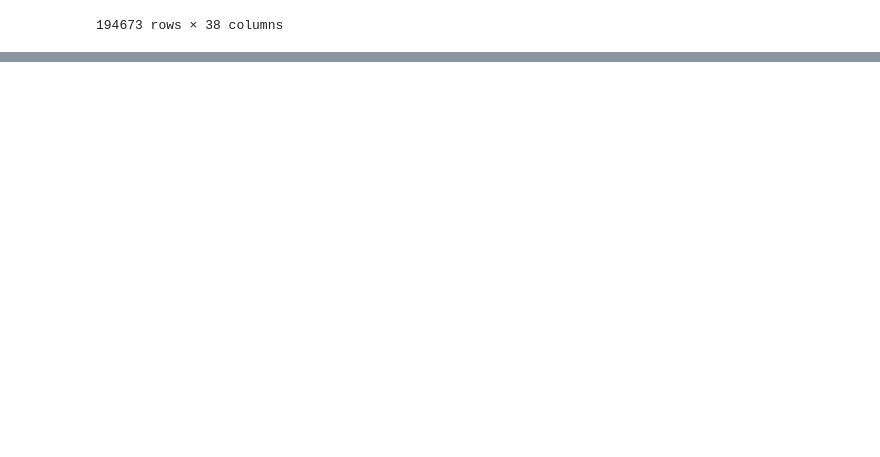
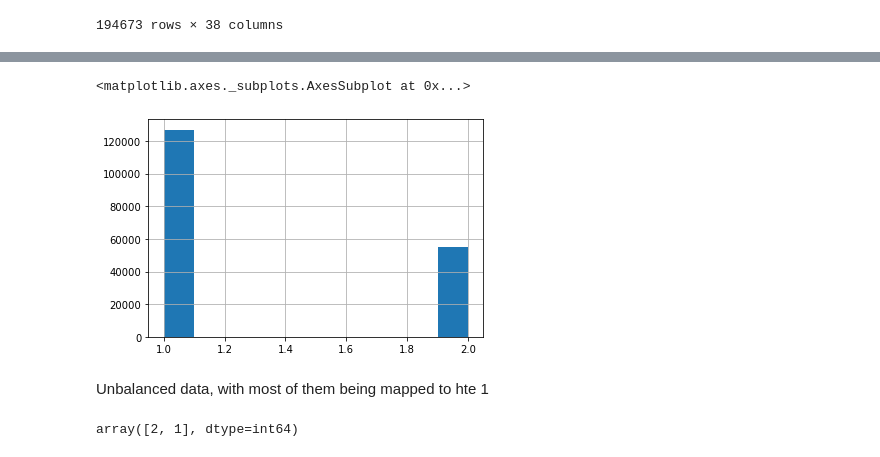
Before and after one commit to IvanVC21/Coursera_Capstone-1, a Jupyter notebook: Coursera Capstone.ipynb, the cells around one changed output, grey strips where cells are left out. Cells and saved outputs as stored; diff of their text form; code cells hidden in the pictures; blank space fills up the shorter version.

```diff
--- a/Coursera Capstone.ipynb
+++ b/Coursera Capstone.ipynb
@@ -38,0 +231,14 @@ I will be using the data provided and a sample is shown above.
+# %%
+encode_columns = [ 'ADDRTYPE',
+ 'COLLISIONTYPE',
+ 'INATTENTIONIND',
+ 'UNDERINFL',
+ 'WEATHER',
+ 'ROADCOND',
+ 'LIGHTCOND',
+ 'PEDROWNOTGRNT',
+ 'SPEEDING']
+
+eenc = OneHotEncoder()
+A = pd.DataFrame(enc.fit_transform(df3[encode_columns]).toarray())
+A
@@ -38,0 +259,9 @@ I will be using the data provided and a sample is shown above.
+# %%
+other_cols = ['SEVERITYCODE',
+ 'PERSONCOUNT',
+ 'PEDCOUNT',
+ 'PEDCYLCOUNT',
+ 'VEHCOUNT']
+df4 = df3[other_cols]
+ml_df = df4.join(A)
+ml_df
@@ -38,0 +295,3 @@ I will be using the data provided and a sample is shown above.
+# %%
+ml_df.dropna(inplace = True)
+ml_df.info()
@@ -38,0 +316,4 @@ I will be using the data provided and a sample is shown above.
+# %%
+all_cols = ml_df.columns.tolist()
+target = all_cols[0]
+feats = all_cols[1:]
@@ -38,0 +323,11 @@ I will be using the data provided and a sample is shown above.
+# %%
+ml_df[target].hist()
+# %% [output]
+<matplotlib.axes._subplots.AxesSubplot at 0x...>
+[figure, added]
+# %% [markdown]
+Unbalanced data, with most of them being mapped to hte 1
+# %%
+ml_df[target].unique()
+# %% [output]
+array([2, 1], dtype=int64)
```
Also changed, not shown: parts of 56 cells of this notebook, 2 other files.
